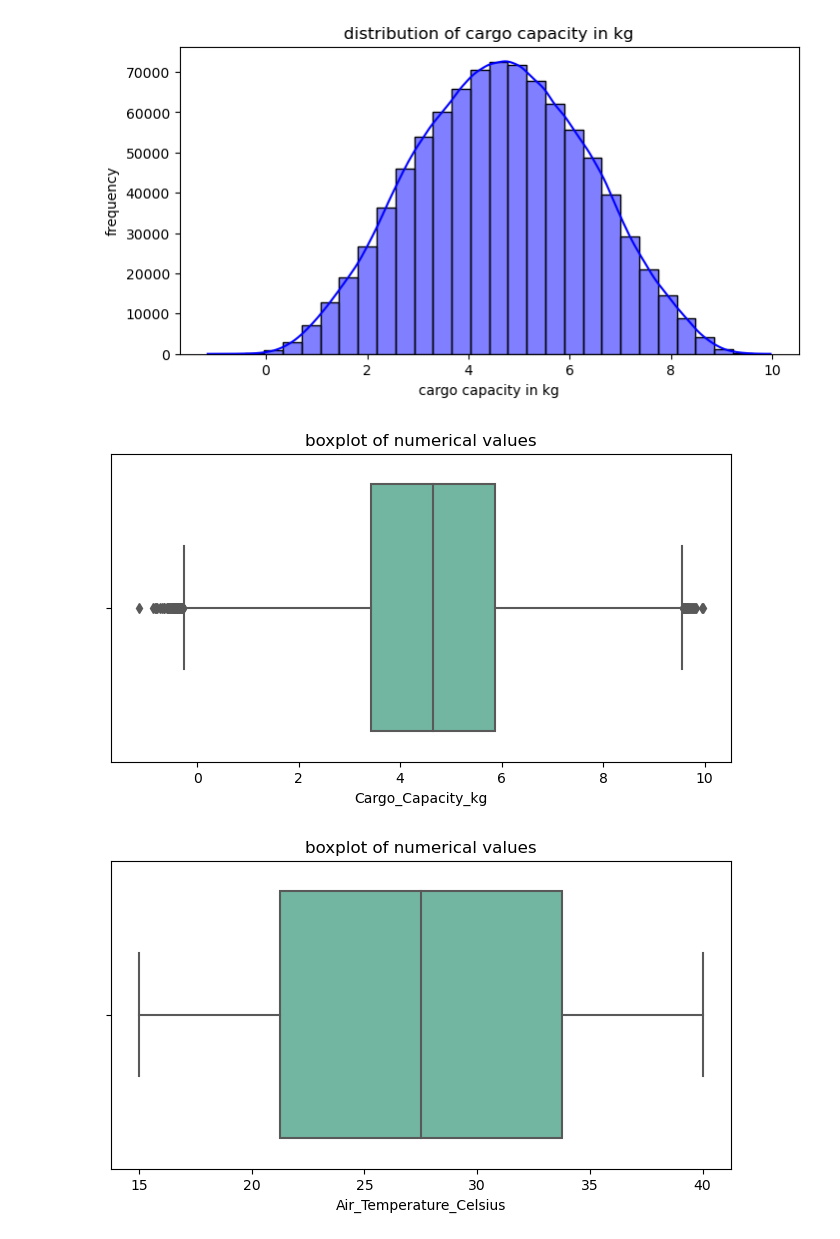
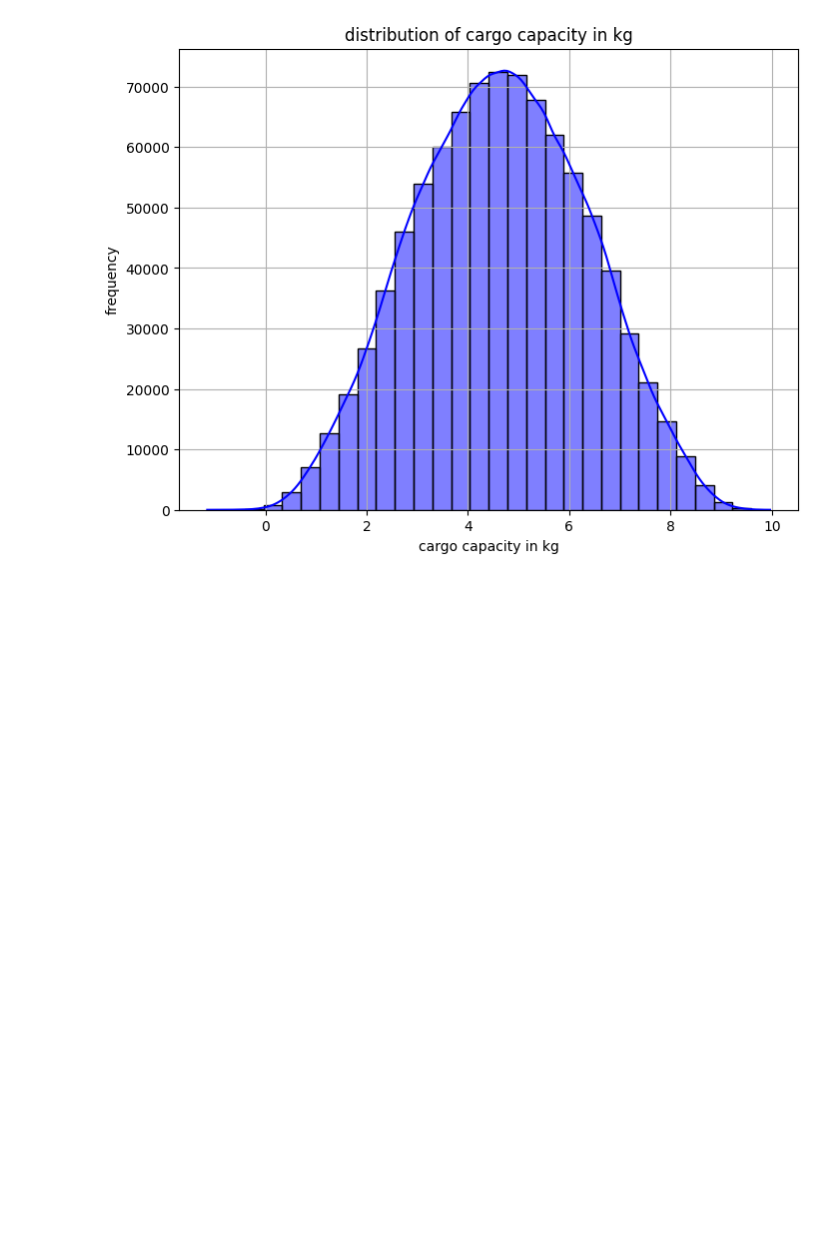
Before and after one commit to Sanmariesss/-AIML-PROJECT-24-25---group-16---304231, a Jupyter notebook: main.ipynb, the cells around one changed output. Drawn from its saved outputs; the diff is of its cells as text; code cells hidden in the pictures; blank space fills up the shorter version.

```diff
--- a/main.ipynb
+++ b/main.ipynb
@@ -0,0 +8,18 @@
+# %%
+import pandas as pd #data handling
+import matplotlib.pyplot as plt #visualization
+import seaborn as sns #visualization
+data = pd.read_csv('/Users/dongziyi/Desktop/aeropolis.csv') #path
+
+#here, we just wanna display info on the csv dataset
+print("First 5 rows of the dataset:")#we can remove it later
+print(data.head())
+
+print("Dataset info:")
+print(data.info())#column names, data types, non null counts
+
+print("Summary statistics:")
+print(data.describe())# summary of numerical columns
+
+print("Missing values:")
+print(data.isnull().sum())#counts missing values in each column
@@ -1,56 +60,12 @@
 # %%
 #eda code (with visualizations, without missing data handling)
-import pandas as pd #data handling
-import matplotlib.pyplot as plt #visualization
-import seaborn as sns #visualization
-data = pd.read_csv('/Users/sabinanurseitova/Desktop/AI project/aeropolis.csv') #path
-
-#here, we just wanna display info on the csv dataset
-print("First 5 rows of the dataset:")#we can remove it later
-print(data.head())
-
-print("Dataset info:")
-print(data.info())#column names, data types, non null counts
-
-print("Summary statistics:")
-print(data.describe())# summary of numerical columns
-
-print("Missing values:")
-print(data.isnull().sum())#counts missing values in each column
-
-#im not sure should we focus on target variable more or just do it in general, like this is this bla bla bla
-#so, i just decided to focus on it, and we will change it after asking the prof about it
-
 #visualization
-#cargo capacity analysis
-plt.figure(figsize=(8,4))
+#cargo capacity analysis (target variable distribution)
+plt.figure(figsize=(8,6))
 sns.histplot(data['Cargo_Capacity_kg'],kde=True, bins=30, color='blue')#histogram with density curve
 plt.title("distribution of cargo capacity in kg")
 plt.xlabel("cargo capacity in kg")
 plt.ylabel("frequency")
+plt.grid(True)
 plt.show()
-
-#numerical feautures analysis - identify anomalies
-numerical_cols=data.select_dtypes(include=['float64', 'int64']).columns
-for col in numerical_cols:
-    plt.figure(figsize=(8,4))
-    sns.boxplot(x=data[col],palette="Set2")
-    plt.title("boxplot of numerical values")
-    plt.show()
-
-#categorical values analysis - bar plot to analyze distributions of cat vars
-categorical_cols=data.select_dtypes(include=['object']).columns
-for col in categorical_cols:
-    plt.figure(figsize=(8,4))
-    sns.countplot(x=data[col], order=data[col].value_counts().index, palette="Set3")
-    plt.title("count plot fot categ data")
-    plt.xticks(rotation=45) #we can change it or delete, just makes it easier to read
-    plt.show()
-
-#correlation heatmap, shows which aspect correlates with cargo cap more
-plt.figure(figsize=(12,8))
-corr=data.corr(numeric_only=True)
-sns.heatmap(corr, annot=True,cmap='coolwarm', square=True)#2f is 2 decimal places
-plt.title("Correlation Heatmap ")
-plt.show()
 # %% [output]
@@ -74,3 +72 @@ dtype: int64
-[figure, old version]
+[figure, new version]
-[figure, removed]
-[figure, removed]
```
Also changed, not shown: parts of 37 cells of this notebook.
